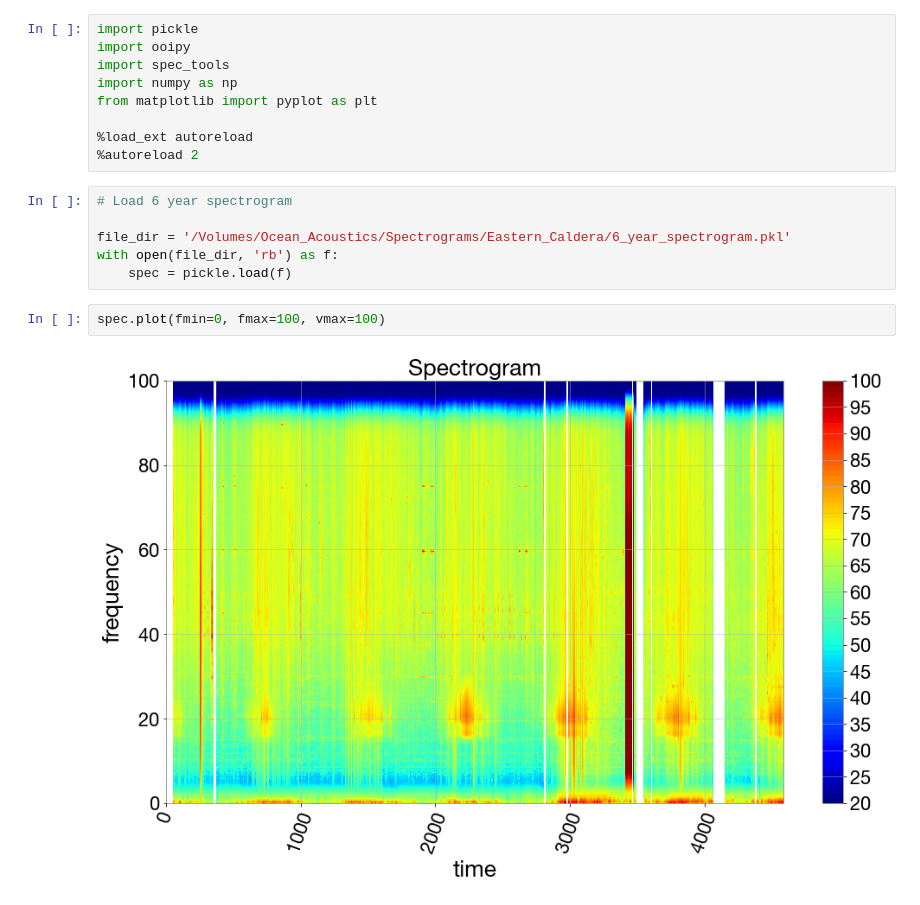
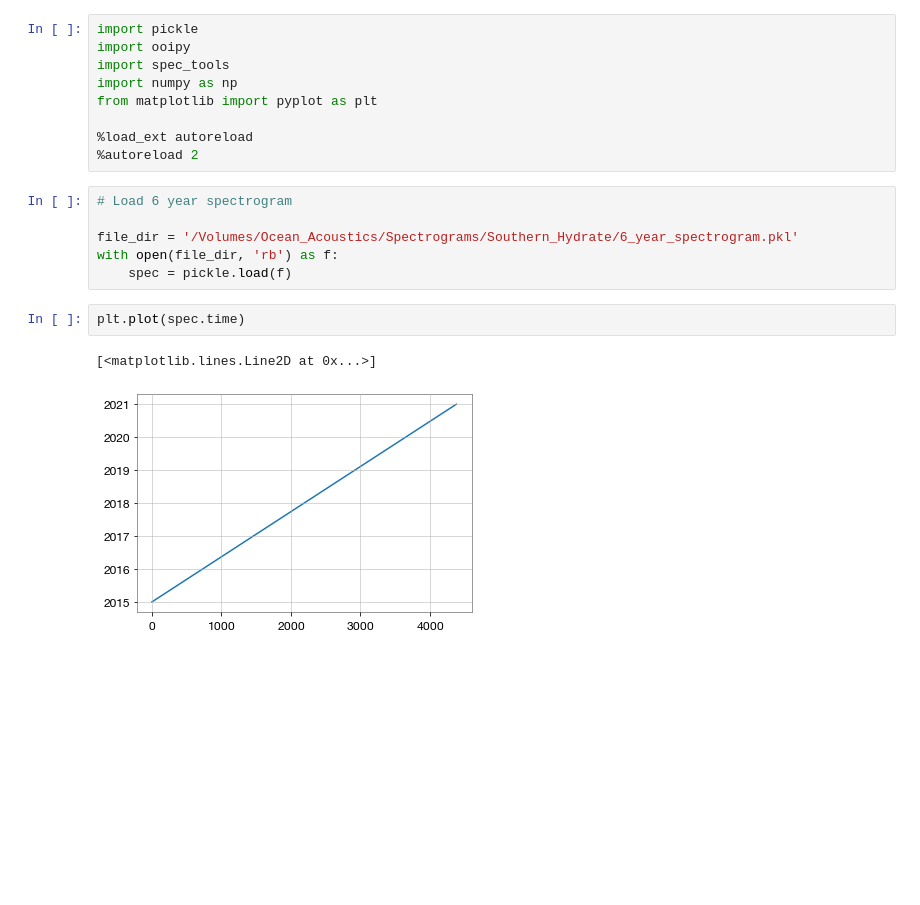
Before and after one commit to John-Ragland/compute_spectrogams, a Jupyter notebook: downsample_6year.ipynb, the cells around one changed output. Drawn from its saved outputs; the diff is of its cells as text; blank space fills up the shorter version.

Commit message:
long time since commit

```diff
--- a/downsample_6year.ipynb
+++ b/downsample_6year.ipynb
@@ -10,10 +10,11 @@ from matplotlib import pyplot as plt
 # %%
 # Load 6 year spectrogram
 
-file_dir = '/Volumes/Ocean_Acoustics/Spectrograms/Eastern_Caldera/6_year_spectrogram.pkl'
+file_dir = '/Volumes/Ocean_Acoustics/Spectrograms/Southern_Hydrate/6_year_spectrogram.pkl'
 with open(file_dir, 'rb') as f:
     spec = pickle.load(f)
-# %%
-spec.plot(fmin=0, fmax=100, vmax=100)
-# %% [output]
-[figure, removed]
+# %%
+plt.plot(spec.time)
+# %% [output]
+[<matplotlib.lines.Line2D at 0x...>]
+[figure, added]
```
Also changed, not shown: parts of 5 cells of this notebook, 5 other files.
